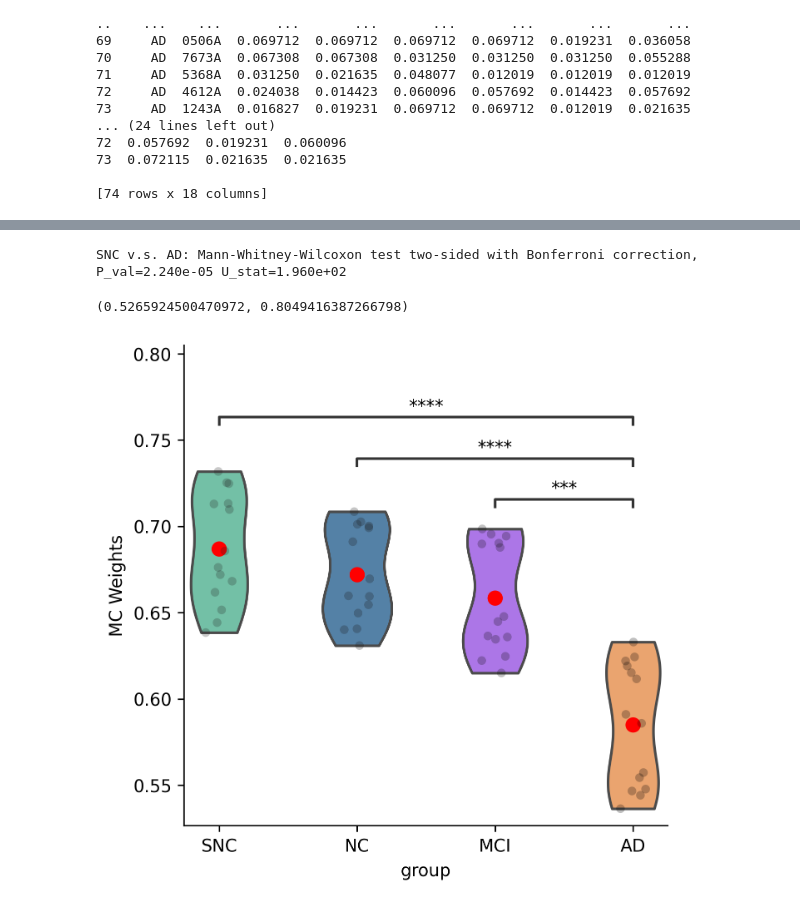
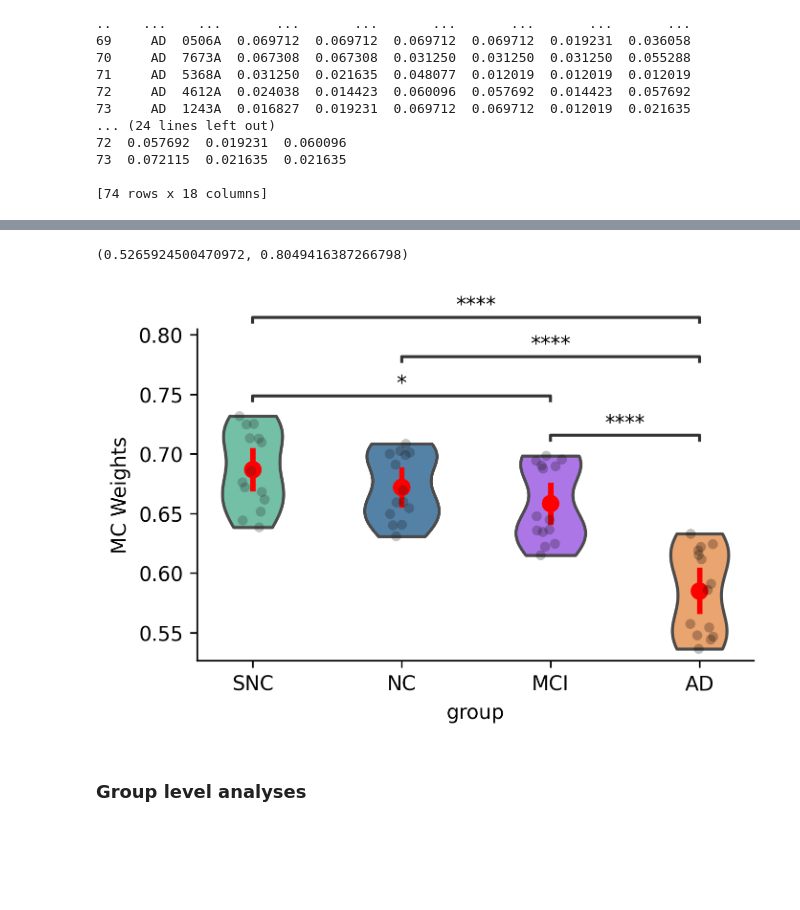
Before and after one commit to yilewang/tvbdemos, a Jupyter notebook: asymmetry_project/rs-fmri.ipynb, the cells around one changed output, grey strips where cells are left out. Saved outputs shown, nothing was run; the diff lists cells and outputs as text; code cells hidden in the pictures; blank space fills up the shorter version.

```diff
--- a/asymmetry_project/rs-fmri.ipynb
+++ b/asymmetry_project/rs-fmri.ipynb
@@ -139,18 +127,20 @@ import statannot
 # %%
 colors = ["#66CDAA","#4682B4","#AB63FA","#FFA15A"]
-figure = plt.figure(figsize=(5,5), dpi=300)
+figure = plt.figure(figsize=(5,3), dpi=300)
 sns.violinplot(x="group", y = "avg", data=mc_homo, inner=None, palette=colors, cut=0, width=0.5)
 sns.stripplot(x="group", y = "avg", data=mc_homo, palette='dark:black', label=None, alpha=0.25)
 sns.pointplot(x="group", y = "avg", data=mc_homo, markers="o", color="red", errorbar=None, linestyles="None")
-statannot.add_stat_annotation(
-    ax=figure.gca(),
-    x="group",
-    y="avg",
-    data=mc_homo,
-    box_pairs=[
-        (("SNC", "AD")), (("NC", "AD")), (("MCI", "AD"))],
-    test='Mann-Whitney',
-    text_format="star")
+
+
+annot = Annotator(figure.gca(), [
+                (("SNC"), ("NC")),(("NC"), ("MCI")), (("MCI"), ("AD")), (("SNC"), ("MCI")),(("NC"),("AD")), (("SNC"),("AD"))],
+                x="group",
+                y='avg',
+                data = mc_homo)
+annot.configure(test='Mann-Whitney', text_format='star', hide_non_significant=True)
+annot.apply_and_annotate()
+sns.despine(top=True, right=True)
+
 plt.ylabel("MC Weights")
 sns.despine(top=True, right=True)
 plt.ylim(top=max(mc_homo.avg)*1.1)  # Increase the max y limit by 10%
@@ -167,3 +159,4 @@ NC v.s. AD: Mann-Whitney-Wilcoxon test two-sided with Bonferroni correction, P_v
-SNC v.s. AD: Mann-Whitney-Wilcoxon test two-sided with Bonferroni correction, P_val=2.240e-05 U_stat=1.960e+02
+(0.5265924500470972, 0.8049416387266798)
-(0.5265924500470972, 0.8049416387266798)
-[figure, old version]
+[figure, new version]
+# %% [markdown]
+### Group level analyses
```
Also changed, not shown: parts of 17 cells of this notebook, 15 other files.
